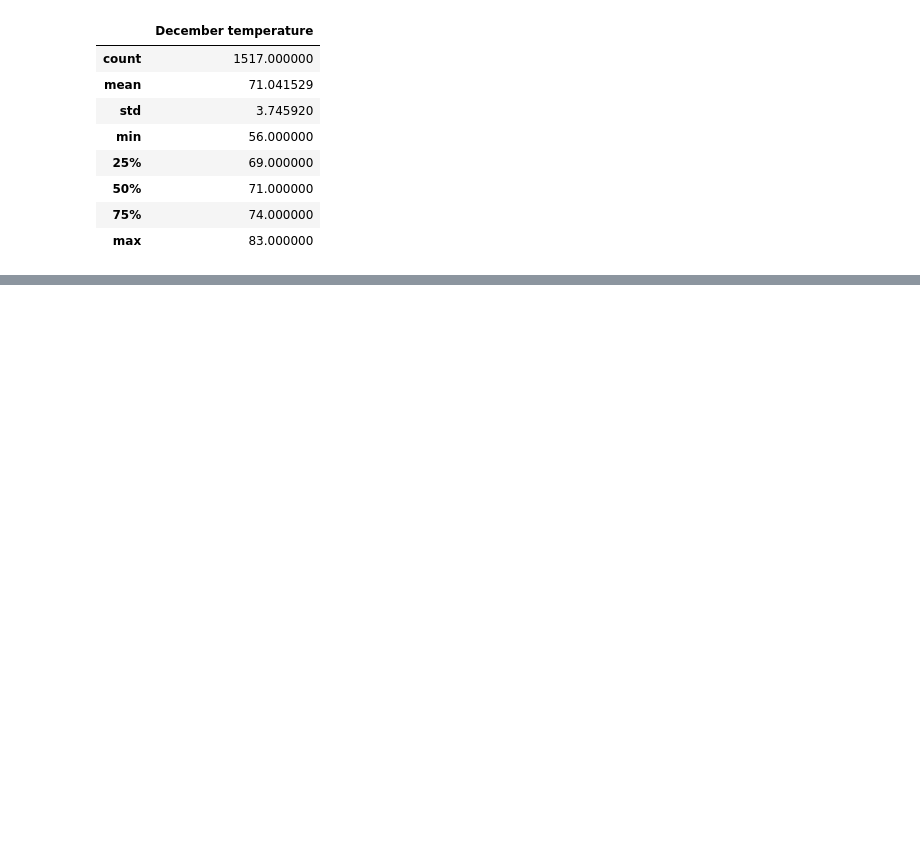
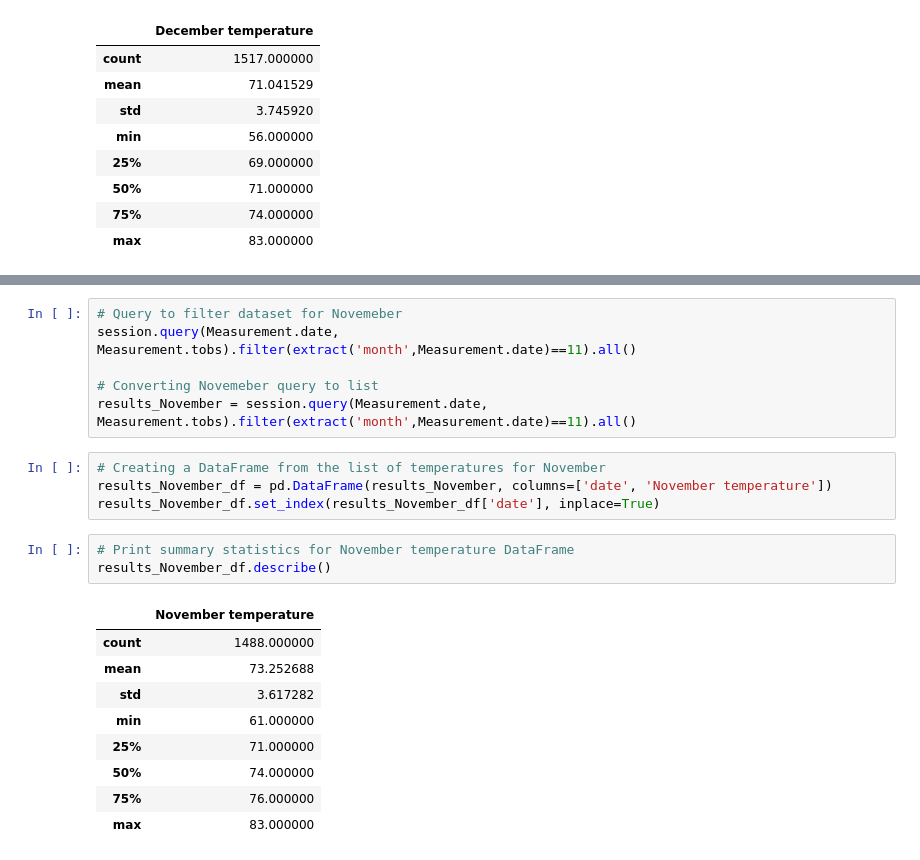
Before and after one commit to just-yen/surfs_up, a Jupyter notebook: SurfsUp_Challenge.ipynb, the cells around one changed output, grey strips where cells are left out. Saved outputs shown, nothing was run; the diff lists cells and outputs as text; blank space fills up the shorter version.

```diff
--- a/SurfsUp_Challenge.ipynb
+++ b/SurfsUp_Challenge.ipynb
@@ -130,0 +173,23 @@ results_December_df.describe()
+# %%
+# Query to filter dataset for Novemeber
+session.query(Measurement.date, Measurement.tobs).filter(extract('month',Measurement.date)==11).all()
+
+# Converting Novemeber query to list
+results_November = session.query(Measurement.date, Measurement.tobs).filter(extract('month',Measurement.date)==11).all()
+# %%
+# Creating a DataFrame from the list of temperatures for November
+results_November_df = pd.DataFrame(results_November, columns=['date', 'November temperature'])
+results_November_df.set_index(results_November_df['date'], inplace=True)
+# %%
+# Print summary statistics for November temperature DataFrame
+results_November_df.describe()
+# %% [output]
+|  | November temperature |
+| count | 1488.000000 |
+| mean | 73.252688 |
+| std | 3.617282 |
+| min | 61.000000 |
+| 25% | 71.000000 |
+| 50% | 74.000000 |
+| 75% | 76.000000 |
+| max | 83.000000 |
```
Also changed, not shown: parts of 6 cells of this notebook, 2 other files.
